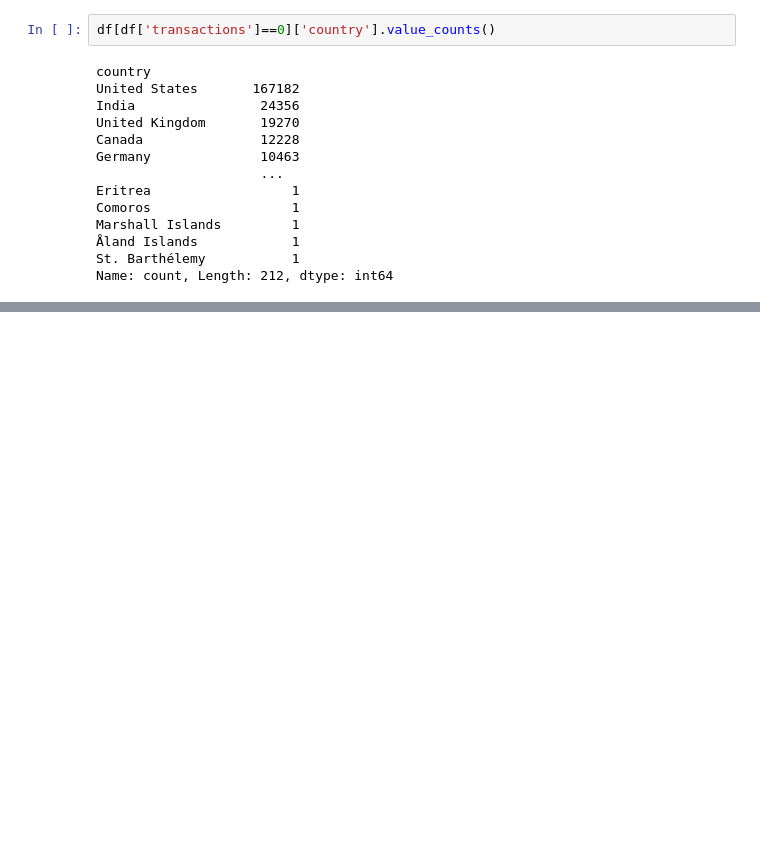
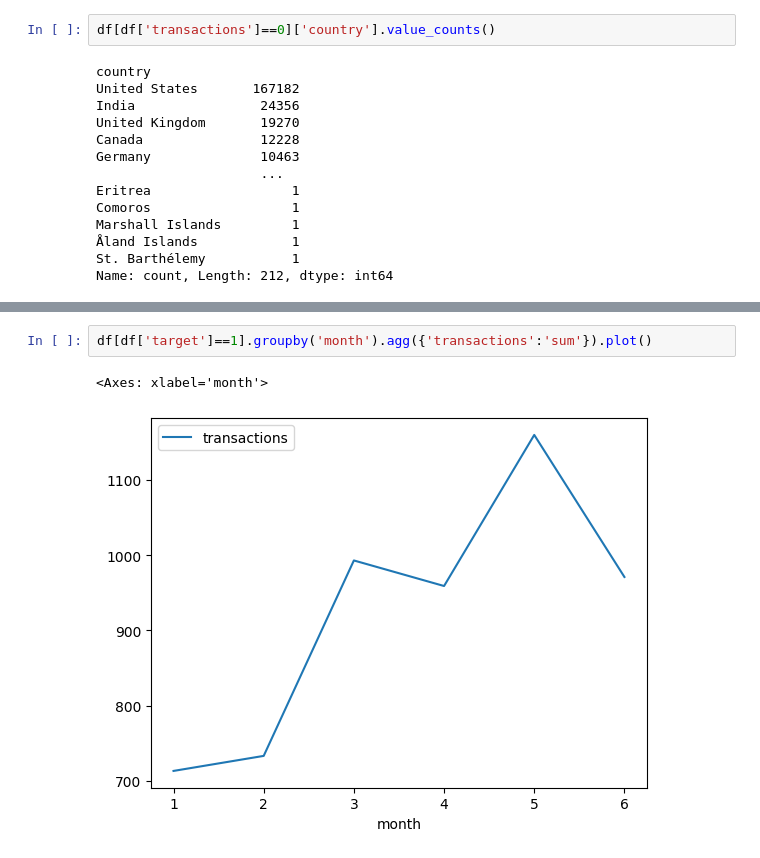
Before and after one commit to DavidGuzzi/Python-Projects, a Jupyter notebook: monks.ipynb, the cells around one changed output, grey strips where cells are left out. Saved outputs shown, nothing was run; the diff lists cells and outputs as text; blank space fills up the shorter version.

```diff
--- a/monks.ipynb
+++ b/monks.ipynb
@@ -557,0 +580,5 @@ Name: count, Length: 212, dtype: int64
+# %%
+df[df['target']==1].groupby('month').agg({'transactions':'sum'}).plot()
+# %% [output]
+<Axes: xlabel='month'>
+[figure, added]
```
Also changed, not shown: parts of 4 cells of this notebook.
